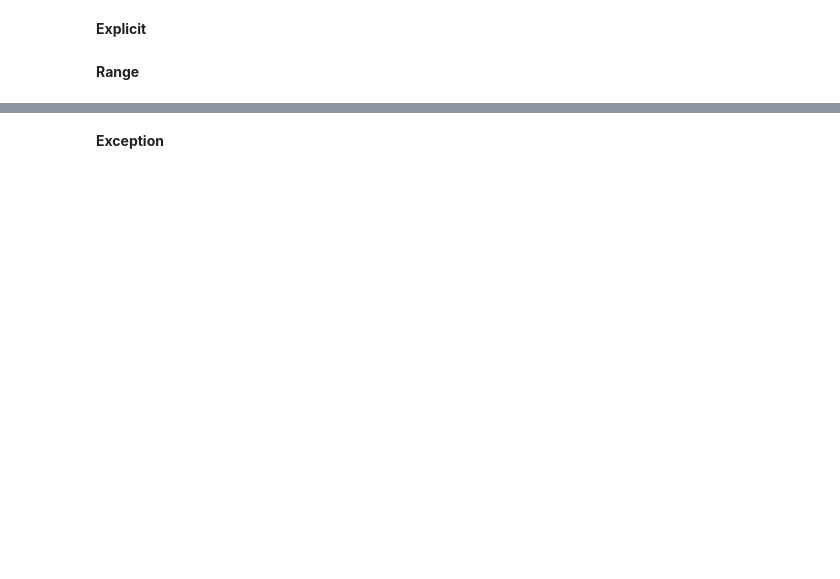
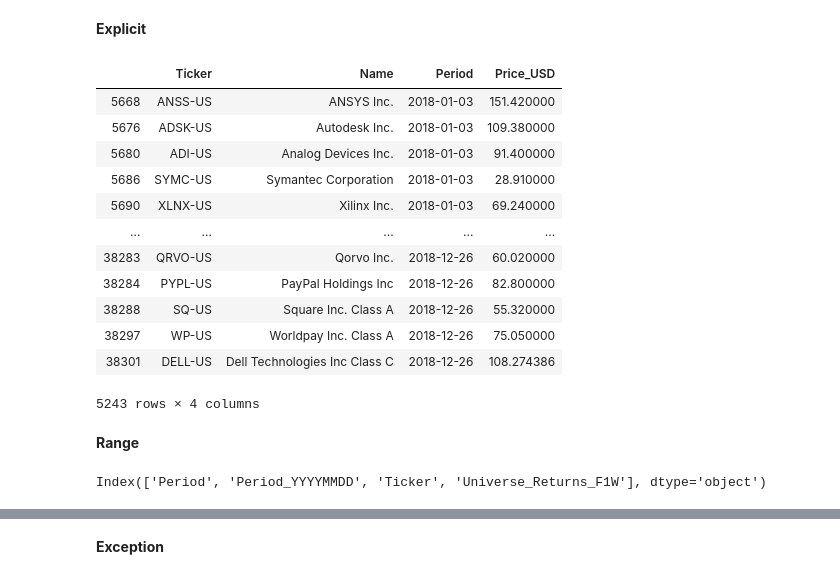
Before and after one commit to MaastrichtU-Library/data-science-bootcamp, a Jupyter notebook: notebooks/3 - Data Wrangling with Pandas.ipynb, the cells around one changed output, grey strips where cells are left out. Drawn from its saved outputs; the diff is of its cells as text; code cells hidden in the pictures; blank space fills up the shorter version.

```diff
--- a/notebooks/3 - Data Wrangling with Pandas.ipynb
+++ b/notebooks/3 - Data Wrangling with Pandas.ipynb
@@ -142,5 +377,27 @@ IT_2018_df.columns
 **Explicit**
 # %%
 IT_2018_df_ = IT_2018_df[['Ticker','Name','Period','Price_USD']]
+# %%
+columns_I_want = ['Ticker','Name','Period','Price_USD']
+# %%
+IT_2018_df[columns_I_want]
+# %% [output]
+|  | Ticker | Name | Period | Price_USD |
+| 5668 | ANSS-US | ANSYS Inc. | 2018-01-03 | 151.420000 |
+| 5676 | ADSK-US | Autodesk Inc. | 2018-01-03 | 109.380000 |
+| 5680 | ADI-US | Analog Devices Inc. | 2018-01-03 | 91.400000 |
+| 5686 | SYMC-US | Symantec Corporation | 2018-01-03 | 28.910000 |
+| 5690 | XLNX-US | Xilinx Inc. | 2018-01-03 | 69.240000 |
+| ... | ... | ... | ... | ... |
+| 38283 | QRVO-US | Qorvo Inc. | 2018-12-26 | 60.020000 |
+| 38284 | PYPL-US | PayPal Holdings Inc | 2018-12-26 | 82.800000 |
+| 38288 | SQ-US | Square Inc. Class A | 2018-12-26 | 55.320000 |
+| 38297 | WP-US | Worldpay Inc. Class A | 2018-12-26 | 75.050000 |
+| 38301 | DELL-US | Dell Technologies Inc Class C | 2018-12-26 | 108.274386 |
+5243 rows × 4 columns
 # %% [markdown]
 **Range**
+# %%
+IT_2018_df.columns[2:6]
+# %% [output]
+Index(['Period', 'Period_YYYYMMDD', 'Ticker', 'Universe_Returns_F1W'], dtype='object')
```
Also changed, not shown: parts of 57 cells of this notebook, 3 other files.
